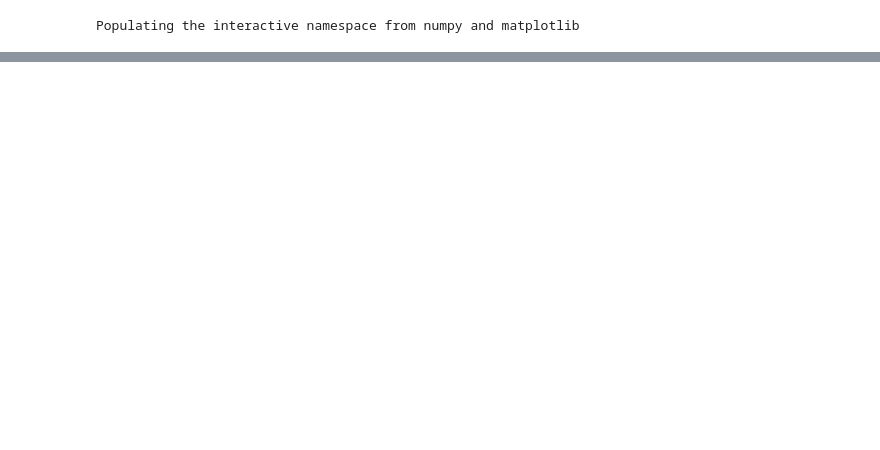
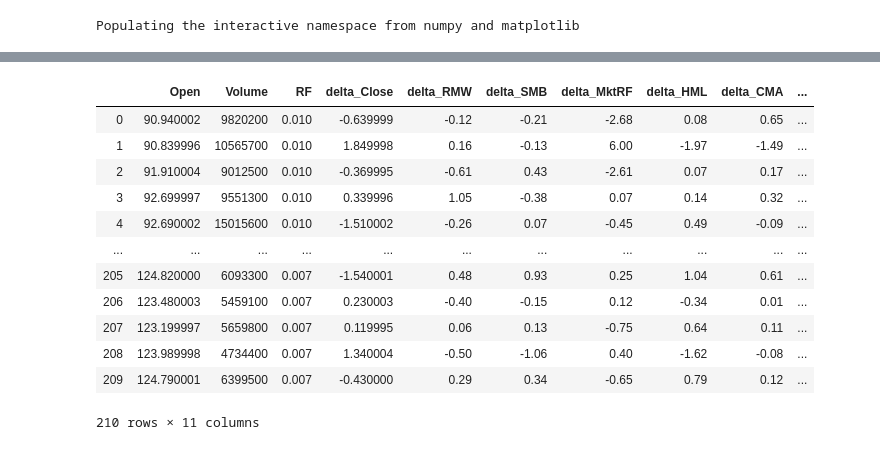
Before and after one commit to parthrana34/Machine-Learning-in-Finance, a Jupyter notebook: Dashboard/Supriya/Random_Forest.ipynb, the cells around one changed output, grey strips where cells are left out. Drawn from its saved outputs; the diff is of its cells as text; code cells hidden in the pictures; blank space fills up the shorter version.

```diff
--- a/Dashboard/Supriya/Random_Forest.ipynb
+++ b/Dashboard/Supriya/Random_Forest.ipynb
@@ -91,3 +85,29 @@ X_train, X_test, y_train, y_test = train_test_split(X, Y, test_size=0.25, random
+# %%
+## Train and Test Data
+train_start_date = "2019-01-01"
+train_end_date =  "2019-10-31"
+test_start_date = "2019-11-01"
+test_end_date = "2019-12-31"
+df_train = df[(df["Date"] >= train_start_date) & (df["Date"] <= train_end_date)]
+df_test = df[(df["Date"] >= test_start_date) & (df["Date"] <= test_end_date)]
+df_train = df_train.drop(["Date","Days","Close","Mkt-RF","SMB","HML","RMW","CMA","Average"], axis=1)
+df_test = df_test.drop(["Date","Days","Close","Mkt-RF","SMB","HML","RMW","CMA","Average"], axis=1)
+# %%
+df_train
+# %% [output]
+|  | Open | Volume | RF | delta_Close | delta_RMW | delta_SMB | delta_MktRF | delta_HML | delta_CMA | ... |
+| 0 | 90.940002 | 9820200 | 0.010 | -0.639999 | -0.12 | -0.21 | -2.68 | 0.08 | 0.65 | ... |
+| 1 | 90.839996 | 10565700 | 0.010 | 1.849998 | 0.16 | -0.13 | 6.00 | -1.97 | -1.49 | ... |
+| 2 | 91.910004 | 9012500 | 0.010 | -0.369995 | -0.61 | 0.43 | -2.61 | 0.07 | 0.17 | ... |
+| 3 | 92.699997 | 9551300 | 0.010 | 0.339996 | 1.05 | -0.38 | 0.07 | 0.14 | 0.32 | ... |
+| 4 | 92.690002 | 15015600 | 0.010 | -1.510002 | -0.26 | 0.07 | -0.45 | 0.49 | -0.09 | ... |
+| ... | ... | ... | ... | ... | ... | ... | ... | ... | ... | ... |
+| 205 | 124.820000 | 6093300 | 0.007 | -1.540001 | 0.48 | 0.93 | 0.25 | 1.04 | 0.61 | ... |
+| 206 | 123.480003 | 5459100 | 0.007 | 0.230003 | -0.40 | -0.15 | 0.12 | -0.34 | 0.01 | ... |
+| 207 | 123.199997 | 5659800 | 0.007 | 0.119995 | 0.06 | 0.13 | -0.75 | 0.64 | 0.11 | ... |
+| 208 | 123.989998 | 4734400 | 0.007 | 1.340004 | -0.50 | -1.06 | 0.40 | -1.62 | -0.08 | ... |
+| 209 | 124.790001 | 6399500 | 0.007 | -0.430000 | 0.29 | 0.34 | -0.65 | 0.79 | 0.12 | ... |
+210 rows × 11 columns
 # %%
 from sklearn.preprocessing import StandardScaler
 
```
Also changed, not shown: parts of 9 cells of this notebook.
